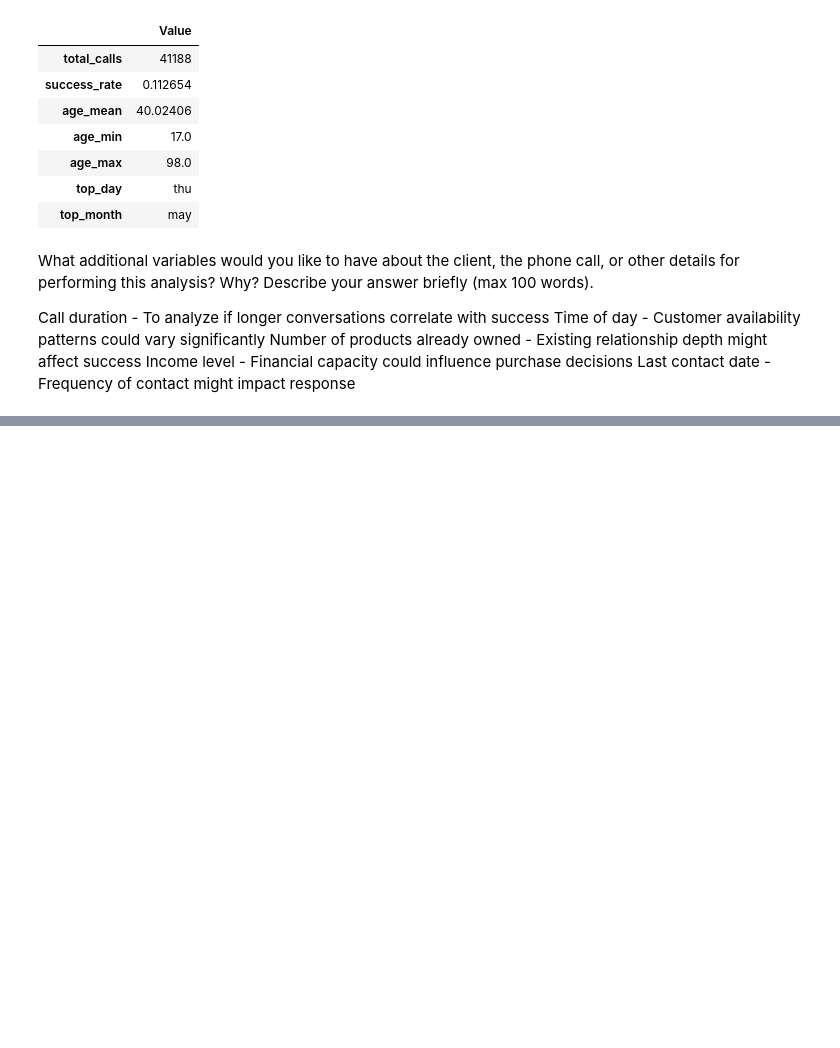
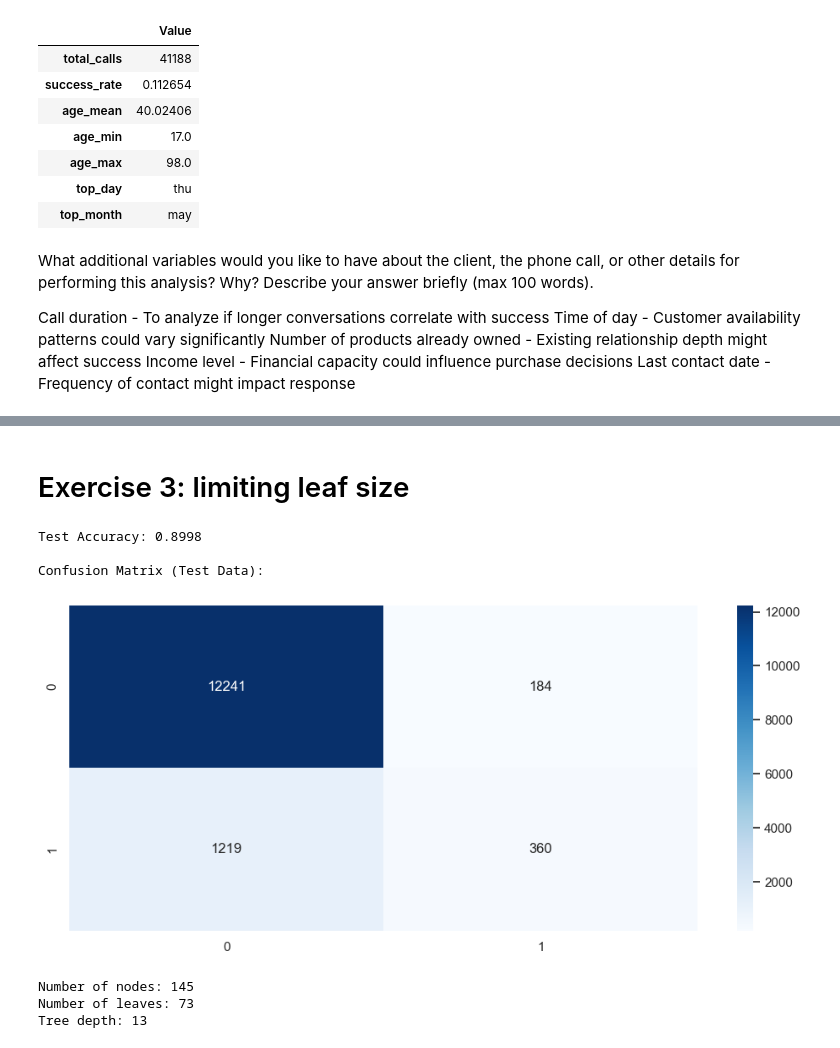
Before and after one commit to bang-a-coder/strategy_analytics, a Jupyter notebook: week3_overfitting_clusters.ipynb, the cells around one changed output, grey strips where cells are left out. Saved outputs shown, nothing was run; the diff lists cells and outputs as text; code cells hidden in the pictures; blank space fills up the shorter version.

```diff
--- a/week3_overfitting_clusters.ipynb
+++ b/week3_overfitting_clusters.ipynb
@@ -64,0 +164,50 @@ Last contact date - Frequency of contact might impact response
+# %% [markdown]
+# Exercise 3: limiting leaf size
+# %%
+# Create the model
+model = make_pipeline(
+    preprocessor,
+    DecisionTreeClassifier(
+        min_samples_leaf=272,
+        max_depth=None,
+        ccp_alpha=0.0
+    )
+)
+
+# Fit the model
+model.fit(X_train, y_train)
+
+# Evaluate the model
+accuracy = model.score(X_test, y_test)
+print(f"Test Accuracy: {accuracy:.4f}")
+
+# Get predictions for the test set
+y_test_pred = model.predict(X_test)
+
+# Calculate the confusion matrix for the test set
+print("\nConfusion Matrix (Test Data):")
+cm_test = confusion_matrix(y_test, y_test_pred)
+sns.heatmap(cm_test, annot=True, fmt='d', cmap='Blues')
+plt.show()
+
+
+tree = model[-1]  # Get the tree from pipeline
+
+# Print tree statistics
+print(f"Number of nodes: {tree.tree_.node_count}")
+print(f"Number of leaves: {tree.get_n_leaves()}")
+print(f"Tree depth: {tree.get_depth()}")
+
+# Get feature names after preprocessing
+numeric_features = numeric_selector(X)
+categorical_features = categorical_selector(X)
+feature_names = numeric_features + [f"{feat}_{val}" for feat in categorical_features
+                                  for val in df[feat].unique()[1:]]
+# %% [output]
+Test Accuracy: 0.8998
+
+Confusion Matrix (Test Data):
+[figure, added]
+Number of nodes: 145
+Number of leaves: 73
+Tree depth: 13
```
Also changed, not shown: parts of 22 cells of this notebook, 1 other file.
